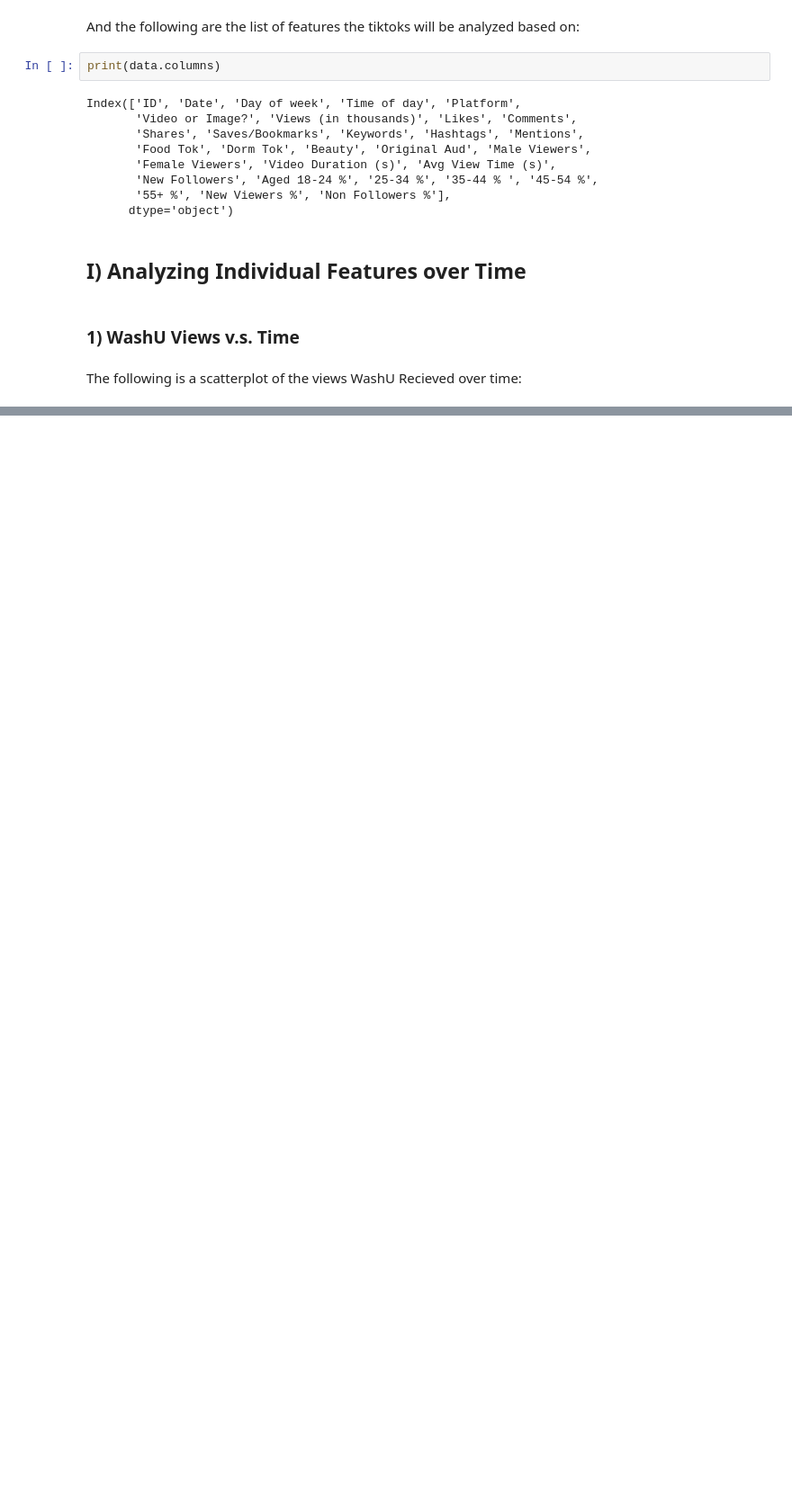
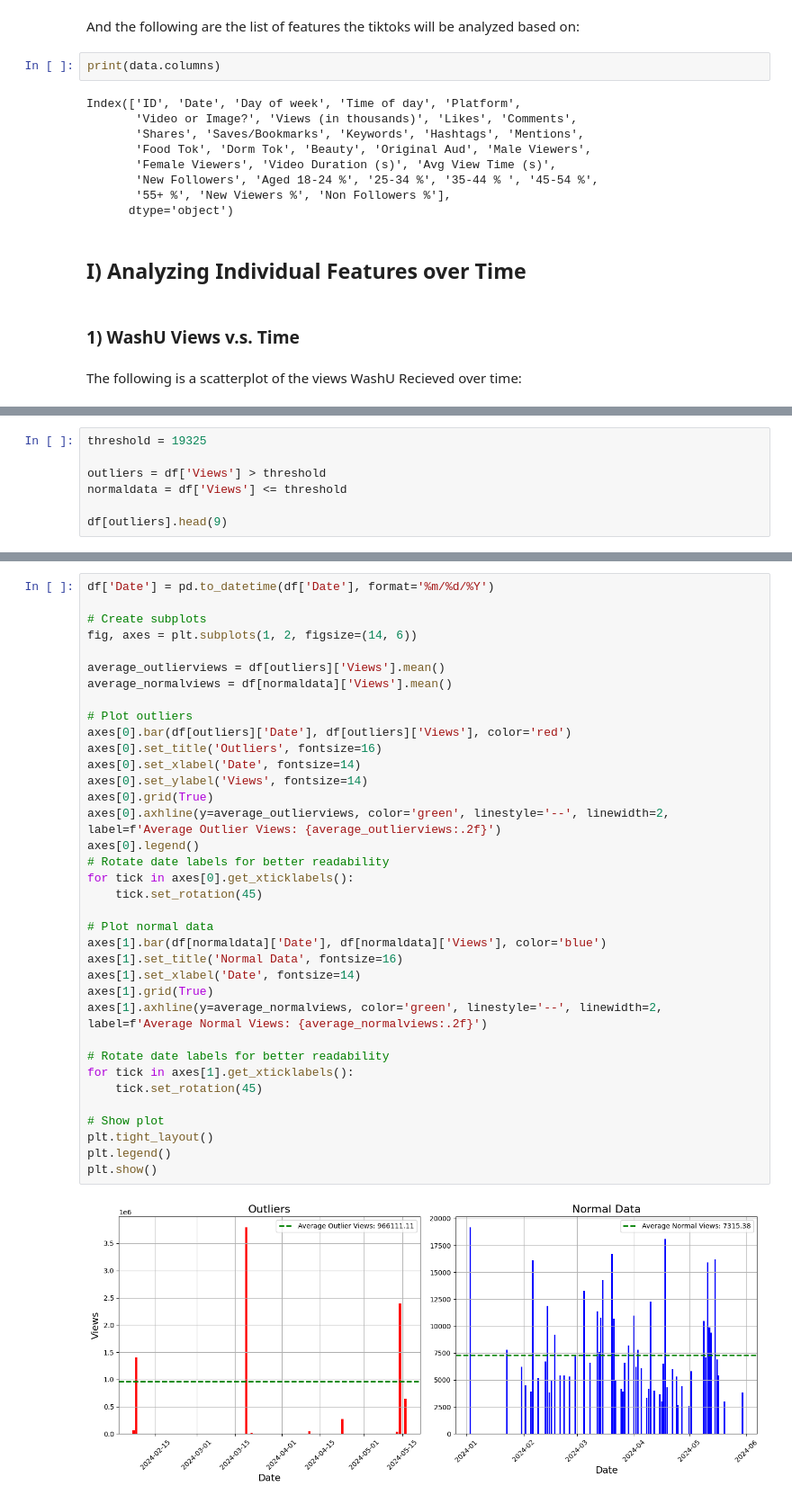
Before and after one commit to hjake22/washusocial24summerintern, a Jupyter notebook: exploringTikTokAnalytics.ipynb, the cells around one changed output, grey strips where cells are left out. Shown at 90% size. Saved outputs shown, nothing was run; the diff lists cells and outputs as text; blank space fills up the shorter version.

```diff
--- a/exploringTikTokAnalytics.ipynb
+++ b/exploringTikTokAnalytics.ipynb
@@ -66,0 +169,7 @@ plt.show()
+# %%
+threshold = 19325
+
+outliers = df['Views'] > threshold
+normaldata = df['Views'] <= threshold
+
+df[outliers].head(9)
@@ -66,0 +188,38 @@ plt.show()
+# %%
+df['Date'] = pd.to_datetime(df['Date'], format='%m/%d/%Y')
+
+# Create subplots
+fig, axes = plt.subplots(1, 2, figsize=(14, 6))
+
+average_outlierviews = df[outliers]['Views'].mean()
+average_normalviews = df[normaldata]['Views'].mean()
+
+# Plot outliers
+axes[0].bar(df[outliers]['Date'], df[outliers]['Views'], color='red')
+axes[0].set_title('Outliers', fontsize=16)
+axes[0].set_xlabel('Date', fontsize=14)
+axes[0].set_ylabel('Views', fontsize=14)
+axes[0].grid(True)
+axes[0].axhline(y=average_outlierviews, color='green', linestyle='--', linewidth=2, label=f'Average Outlier Views: {average_outlierviews:.2f}')
+axes[0].legend()
+# Rotate date labels for better readability
+for tick in axes[0].get_xticklabels():
+    tick.set_rotation(45)
+
+# Plot normal data
+axes[1].bar(df[normaldata]['Date'], df[normaldata]['Views'], color='blue')
+axes[1].set_title('Normal Data', fontsize=16)
+axes[1].set_xlabel('Date', fontsize=14)
+axes[1].grid(True)
+axes[1].axhline(y=average_normalviews, color='green', linestyle='--', linewidth=2, label=f'Average Normal Views: {average_normalviews:.2f}')
+
+# Rotate date labels for better readability
+for tick in axes[1].get_xticklabels():
+    tick.set_rotation(45)
+
+# Show plot
+plt.tight_layout()
+plt.legend()
+plt.show()
+# %% [output]
+[figure, added]
```
Also changed, not shown: parts of 23 cells of this notebook.
